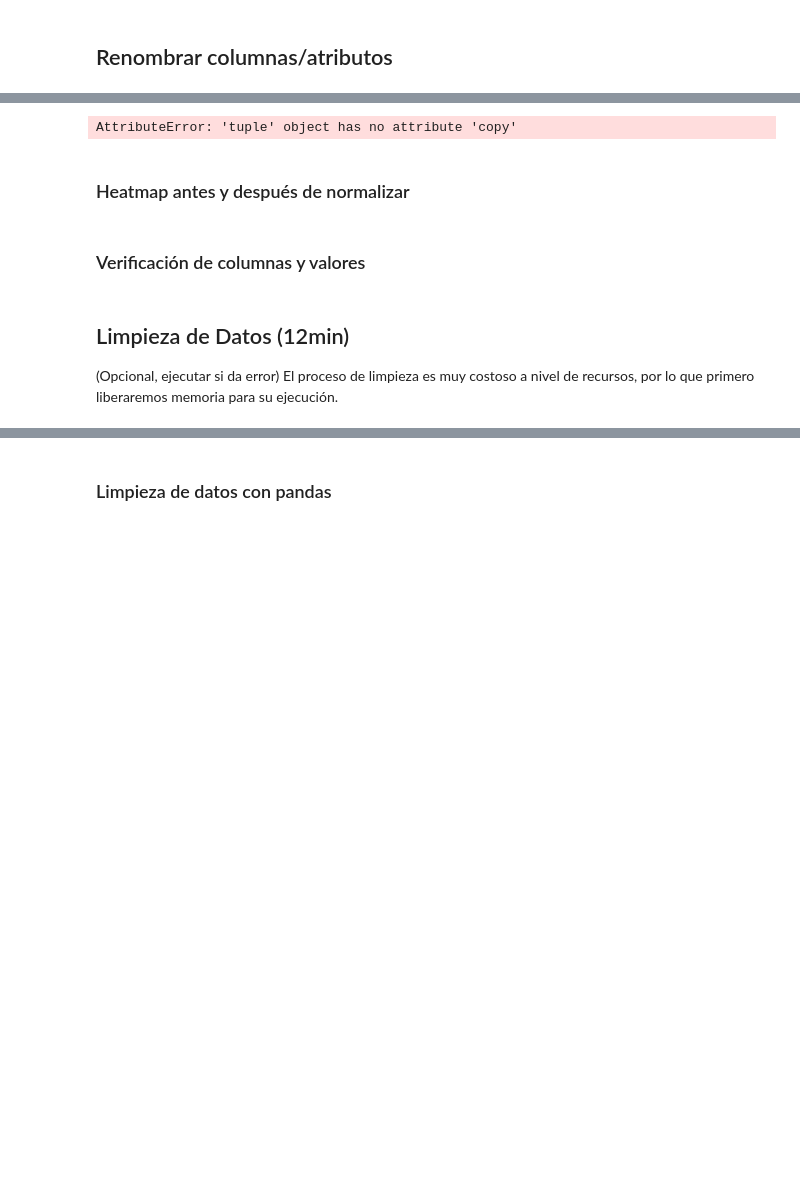
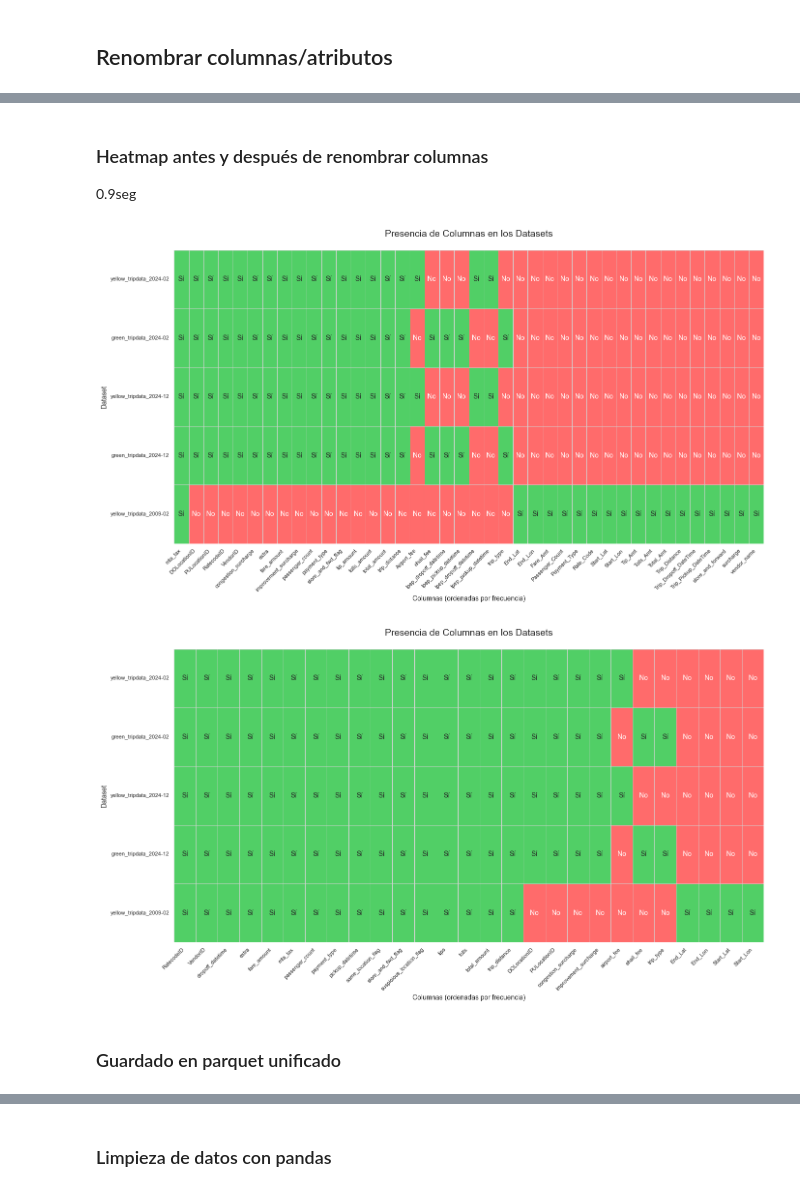
Before and after one commit to renerubio/NYC-TAXI, a Jupyter notebook: NYC_Taxi.ipynb, the cells around one changed output, grey strips where cells are left out. Cells and saved outputs as stored; diff of their text form; code cells hidden in the pictures; blank space fills up the shorter version.

```diff
--- a/NYC_Taxi.ipynb
+++ b/NYC_Taxi.ipynb
@@ -320,12 +287,12 @@ column_groups = {
 - Añade same_location_flag cuando el punto de recogida y destino son iguales.
 - Añade suspicious_location_flag si además la distancia es 0 o el total_amount es muy alto (umbral > 1000$).
 # %%
-# Renombra las columnas y creación de flags 55 segundos
 def rename_column_names_with_flags(datasets_dict, column_mapping):
     """
     Renombra columnas y agrega:
     - same_location_flag: True si PULocationID == DOLocationID
     - suspicious_location_flag: True si PULocationID == DOLocationID y (trip_distance == 0 o total_amount > umbral)
+    - Ordena columnas según el orden de column_mapping + flags al final
 
     Parámetros:
         datasets_dict: diccionario {nombre_dataset: DataFrame}
@@ -334,7 +301,11 @@ def rename_column_names_with_flags(datasets_dict, column_mapping):
     Retorna:
         diccionario con DataFrames normalizados y enriquecidos con flags
     """
-    datasets_normalizados = {}
+    datasets_renombrados = {}
+
+    # Orden estándar: todos los keys del mapping en orden + flags al final
+    orden_base = list(column_mapping.keys()) + ["same_location_flag", "suspicious_location_flag"]
+
     for nombre, df in datasets_dict.items():
         df = df.copy()
 
@@ -346,17 +317,18 @@ def rename_column_names_with_flags(datasets_dict, column_mapping):
                         df.drop(columns=[variant], inplace=True)
                     else:
                         df.rename(columns={variant: standard_name}, inplace=True)
+
+        # 2. Elimina duplicadas
         df = df.loc[:, ~df.columns.duplicated()]
 
-        # 2. Agregado de flag same_location_flag
+        # 3. Flags
         if "PULocationID" in df.columns and "DOLocationID" in df.columns:
             df["same_location_flag"] = df["PULocationID"] == df["DOLocationID"]
 
-            # 3. Agregado de flag suspicious_location_flag
             if "trip_distance" in df.columns and "total_amount" in df.columns:
                 df["suspicious_location_flag"] = (
                     (df["same_location_flag"]) &
-                    ((df["trip_distance"] == 0) | (df["total_amount"] > 1000))  # umbral arbitrario ajustable
+                    ((df["trip_distance"] == 0) | (df["total_amount"] > 1000))
                 )
             else:
                 df["suspicious_location_flag"] = False
@@ -364,19 +336,24 @@ def rename_column_names_with_flags(datasets_dict, column_mapping):
             df["same_location_flag"] = False
             df["suspicious_location_flag"] = False
 
-        datasets_normalizados[nombre] = df
+        # 4. Ordena columnas según orden_base
+        columnas_existentes = [col for col in orden_base if col in df.columns]
+        columnas_extra = [col for col in df.columns if col not in columnas_existentes]
+        df = df[columnas_existentes + columnas_extra]
 
-    return datasets_normalizados
+        datasets_renombrados[nombre] = df
 
-normalized_datasets = rename_column_names_with_flags(datasets, column_groups)
+    return datasets_renombrados
+
+renamed_datasets = rename_column_names_with_flags(original_datasets, column_groups)
-# %% [output]
-AttributeError: 'tuple' object has no attribute 'copy'
 # %% [markdown]
-### Heatmap antes y después de normalizar
+### Heatmap antes y después de renombrar columnas
+0.9seg
 # %%
-# heatmap de columnas antes de normalizar
-plot_column_presence_heatmap(datasets)
-# heatmap de columnas después de normalizar
-plot_column_presence_heatmap(normalized_datasets)
+# heatmap de columnas antes de renombrar columnas
+plot_column_presence_heatmap(original_datasets)
+# heatmap de columnas después de renombrar columnas
+plot_column_presence_heatmap(renamed_datasets)
+# %% [output]
+[figure, added]
+[figure, added]
-# %% [markdown]
-### Verificación de columnas y valores
@@ -453,4 +359,0 @@ verificar_calidad_columnas_dict(normalized_datasets)
-# %% [markdown]
-## Limpieza de Datos (12min)
-(Opcional, ejecutar si da error)
-El proceso de limpieza es muy costoso a nivel de recursos, por lo que primero liberaremos memoria para su ejecución.
@@ -460,0 +360,2 @@ gc.collect() """
+# %% [markdown]
+### Guardado en parquet unificado
```
Also changed, not shown: parts of 58 cells of this notebook, 1 other file.
